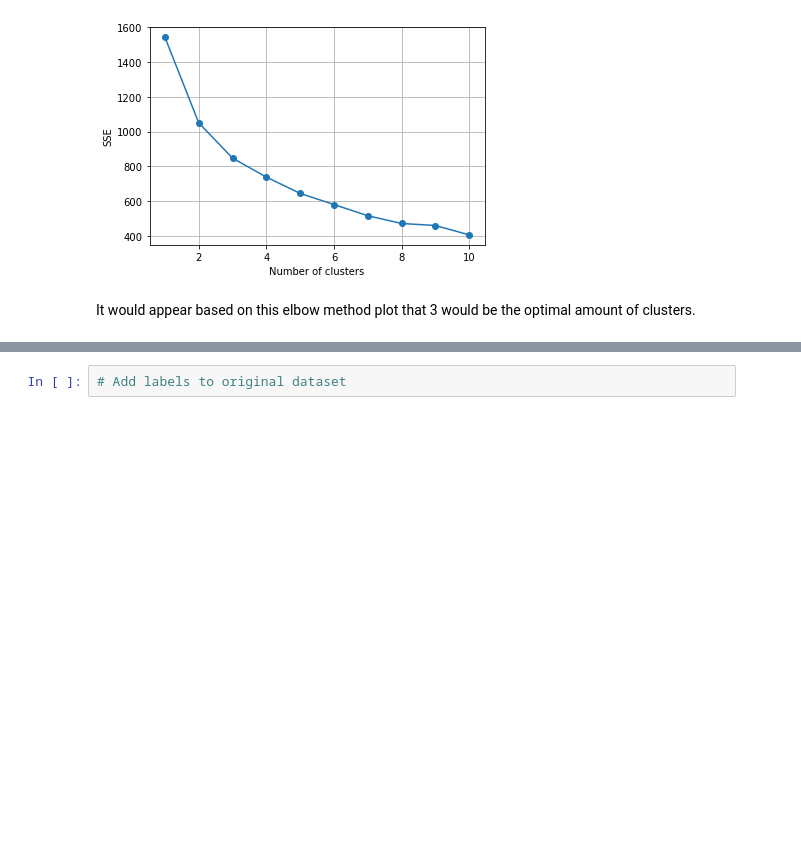
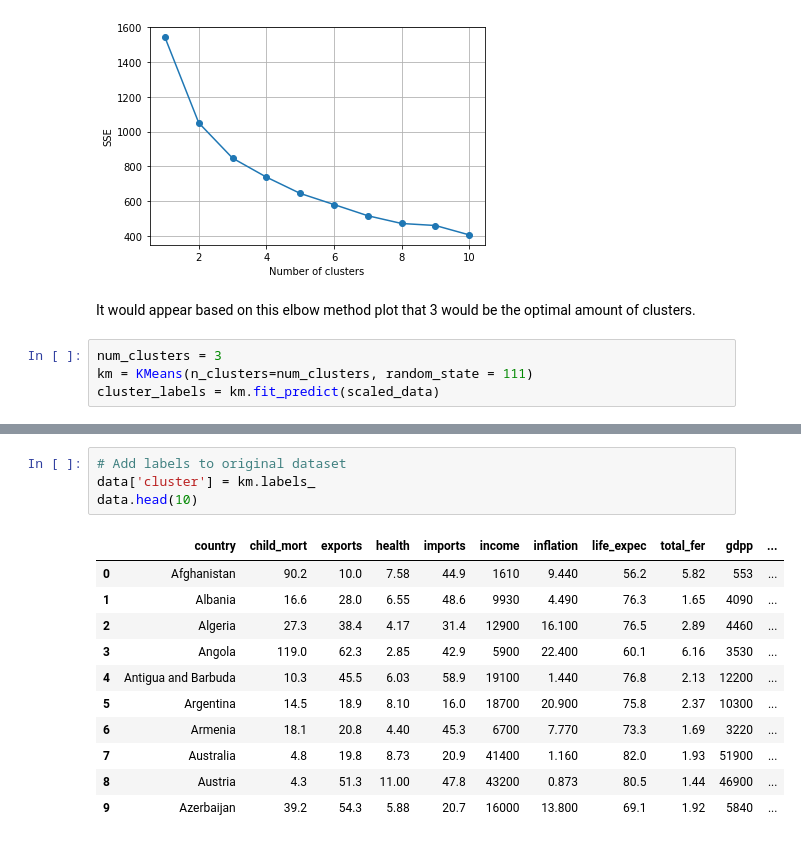
Before and after one commit to fpaul787/tackleml, a Jupyter notebook: unsupervised_learning/k_means.ipynb, the cells around one changed output, grey strips where cells are left out. Saved outputs shown, nothing was run; the diff lists cells and outputs as text; blank space fills up the shorter version.

Commit message:
Adding some labels

```diff
--- a/unsupervised_learning/k_means.ipynb
+++ b/unsupervised_learning/k_means.ipynb
@@ -295,3 +295,7 @@ KMeans is known to have a memory leak on Windows with MKL, when there are less c
 [figure]
 # %% [markdown]
 It would appear based on this elbow method plot that 3 would be the optimal amount of clusters.
+# %%
+num_clusters = 3
+km = KMeans(n_clusters=num_clusters, random_state = 111)
+cluster_labels = km.fit_predict(scaled_data)
@@ -298,2 +312,16 @@ It would appear based on this elbow method plot that 3 would be the optimal amou
 # %%
 # Add labels to original dataset
+data['cluster'] = km.labels_
+data.head(10)
+# %% [output]
+|  | country | child_mort | exports | health | imports | income | inflation | life_expec | total_fer | gdpp | ... |
+| 0 | Afghanistan | 90.2 | 10.0 | 7.58 | 44.9 | 1610 | 9.440 | 56.2 | 5.82 | 553 | ... |
+| 1 | Albania | 16.6 | 28.0 | 6.55 | 48.6 | 9930 | 4.490 | 76.3 | 1.65 | 4090 | ... |
+| 2 | Algeria | 27.3 | 38.4 | 4.17 | 31.4 | 12900 | 16.100 | 76.5 | 2.89 | 4460 | ... |
+| 3 | Angola | 119.0 | 62.3 | 2.85 | 42.9 | 5900 | 22.400 | 60.1 | 6.16 | 3530 | ... |
+| 4 | Antigua and Barbuda | 10.3 | 45.5 | 6.03 | 58.9 | 19100 | 1.440 | 76.8 | 2.13 | 12200 | ... |
+| 5 | Argentina | 14.5 | 18.9 | 8.10 | 16.0 | 18700 | 20.900 | 75.8 | 2.37 | 10300 | ... |
+| 6 | Armenia | 18.1 | 20.8 | 4.40 | 45.3 | 6700 | 7.770 | 73.3 | 1.69 | 3220 | ... |
+| 7 | Australia | 4.8 | 19.8 | 8.73 | 20.9 | 41400 | 1.160 | 82.0 | 1.93 | 51900 | ... |
+| 8 | Austria | 4.3 | 51.3 | 11.00 | 47.8 | 43200 | 0.873 | 80.5 | 1.44 | 46900 | ... |
+| 9 | Azerbaijan | 39.2 | 54.3 | 5.88 | 20.7 | 16000 | 13.800 | 69.1 | 1.92 | 5840 | ... |
```
Also changed, not shown: parts of 2 cells of this notebook.
